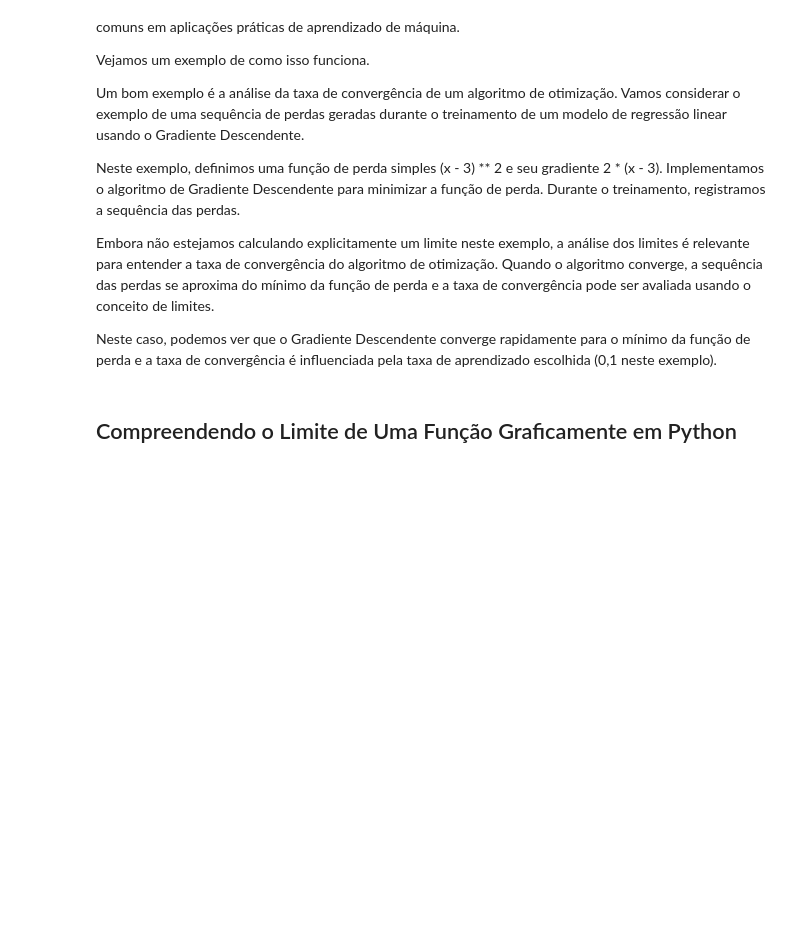
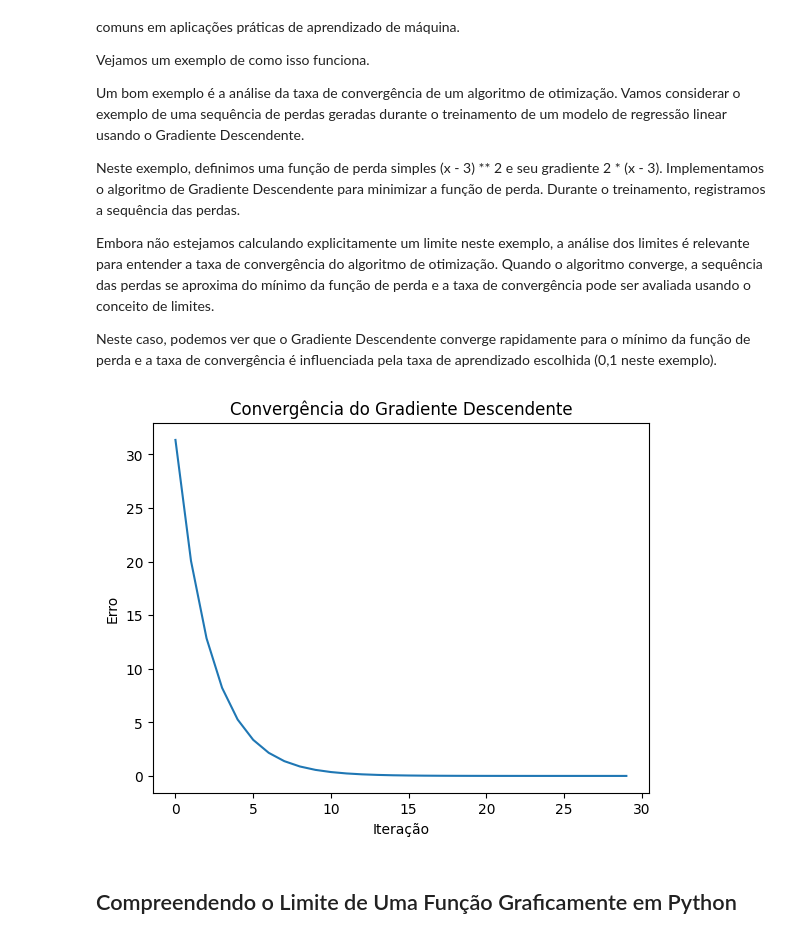
Before and after one commit to Nepo1983/Data_Science_Academy, a Jupyter notebook: Formacao_Analise_Estatistica/Matematica_Para_DS/CAP10/EstudoCaso6.ipynb, the cells around one changed output. Drawn from its saved outputs; the diff is of its cells as text; code cells hidden in the pictures; blank space fills up the shorter version.

```diff
--- a/Formacao_Analise_Estatistica/Matematica_Para_DS/CAP10/EstudoCaso6.ipynb
+++ b/Formacao_Analise_Estatistica/Matematica_Para_DS/CAP10/EstudoCaso6.ipynb
@@ -56,12 +65,21 @@ Neste caso, podemos ver que o Gradiente Descendente converge rapidamente para o
 # %%
 # Função de cálculo do gradiente - Usada para otimizar a função de erro
+def gradient(x):
+    return 2 * (x - 3)
 # %%
 # # Função de cálculo do gradiente descendente
-
+def gradient_descent(learning_rate, iterations):
 
     # Inicializa x = 10
+    x = 10
 
     # Lista de erros
-
+    losses = []
 
     # Loop pelo número de iterações
+    for i in range(iterations):
+        x -= learning_rate * gradient(x)
+        loss = loss_function(x)
+        losses.append(loss)
+
+    return losses
@@ -70,5 +86,18 @@ Neste caso, podemos ver que o Gradiente Descendente converge rapidamente para o
+# %%
+# Hiperparâmetros
+learning_rate = 0.1
+iterations = 30
 # %%
 # Calcula os erros através do gradiente descente
+losses = gradient_descent(learning_rate, iterations)
+# %%
+plt.plot(losses)
+plt.xlabel("Iteração")
+plt.ylabel("Erro")
+plt.title("Convergência do Gradiente Descendente")
+plt.show()
+# %% [output]
+[figure, added]
 # %% [markdown]
 ## Compreendendo o Limite de Uma Função Graficamente em Python
 # %% [markdown]
```
Also changed, not shown: parts of 9 cells of this notebook, 8 other files.
